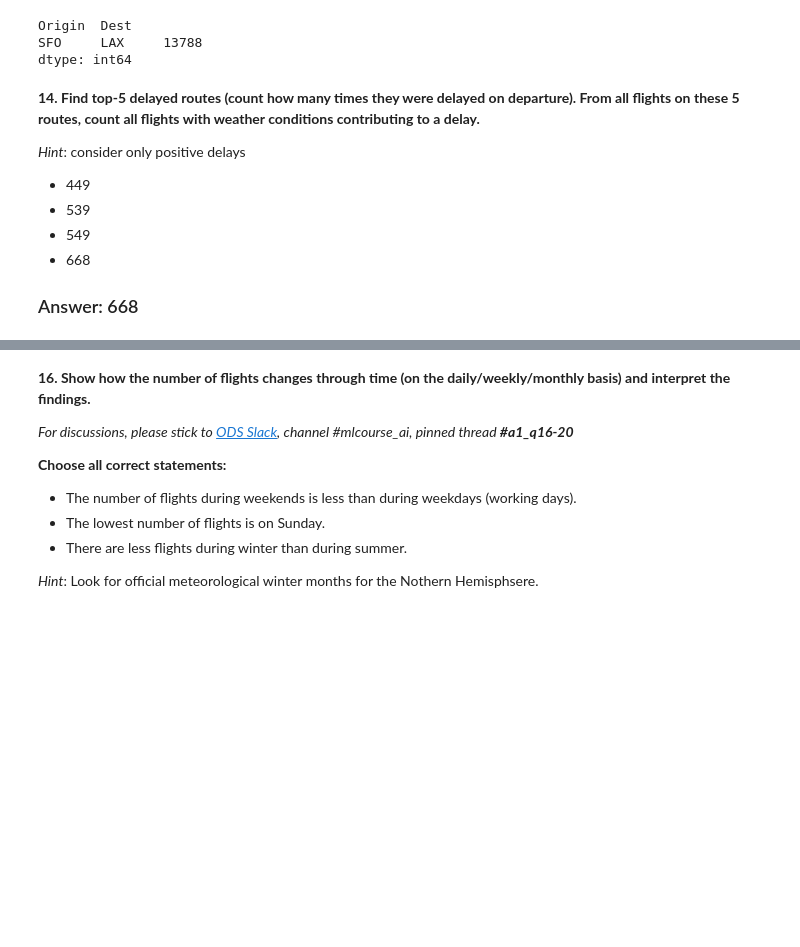
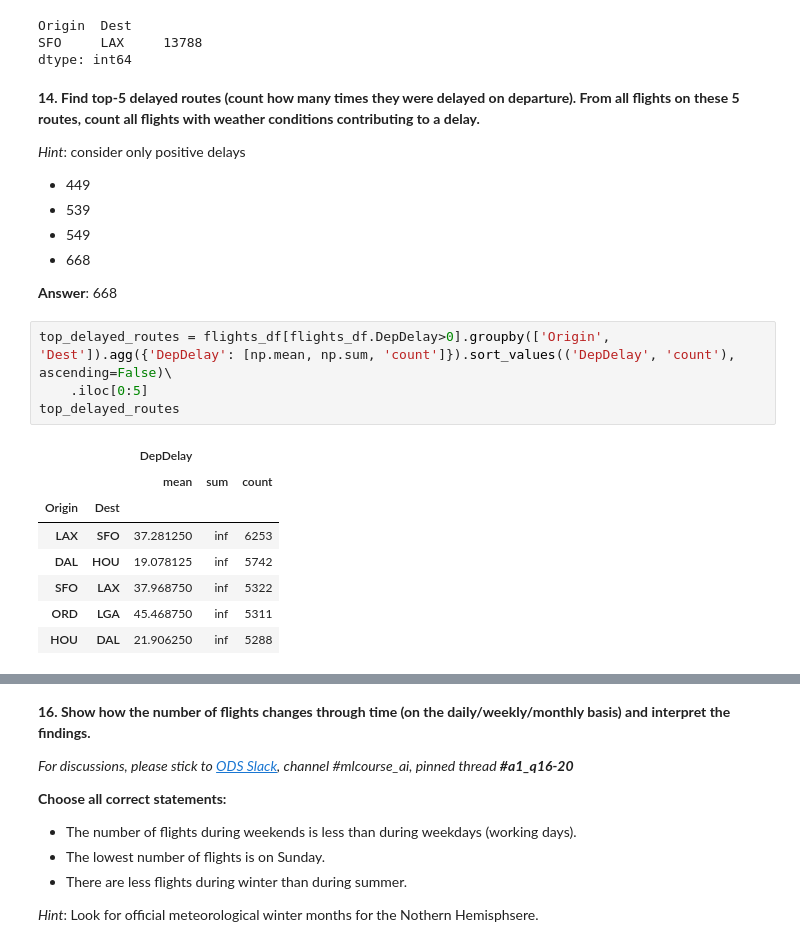
Before and after one commit to andrewgurung/mlcourse, a Jupyter notebook: project/project_1_US_flights.ipynb, the cells around one changed output, grey strips where cells are left out. Saved outputs shown, nothing was run; the diff lists cells and outputs as text; blank space fills up the shorter version.

```diff
--- a/project/project_1_US_flights.ipynb
+++ b/project/project_1_US_flights.ipynb
@@ -558,4 +558,17 @@ _Hint_: consider only positive delays
 - 549
 - 668
 
-### Answer: 668
+**Answer**: 668
+# %%
+top_delayed_routes = flights_df[flights_df.DepDelay>0].groupby(['Origin', 'Dest']).agg({'DepDelay': [np.mean, np.sum, 'count']}).sort_values(('DepDelay', 'count'), ascending=False)\
+    .iloc[0:5]
+top_delayed_routes
+# %% [output]
+|  |  | DepDelay |  |  |
+|  |  | mean | sum | count |
+| Origin | Dest |  |  |  |
+| LAX | SFO | 37.281250 | inf | 6253 |
+| DAL | HOU | 19.078125 | inf | 5742 |
+| SFO | LAX | 37.968750 | inf | 5322 |
+| ORD | LGA | 45.468750 | inf | 5311 |
+| HOU | DAL | 21.906250 | inf | 5288 |
```
Also changed, not shown: parts of 2 cells of this notebook.
